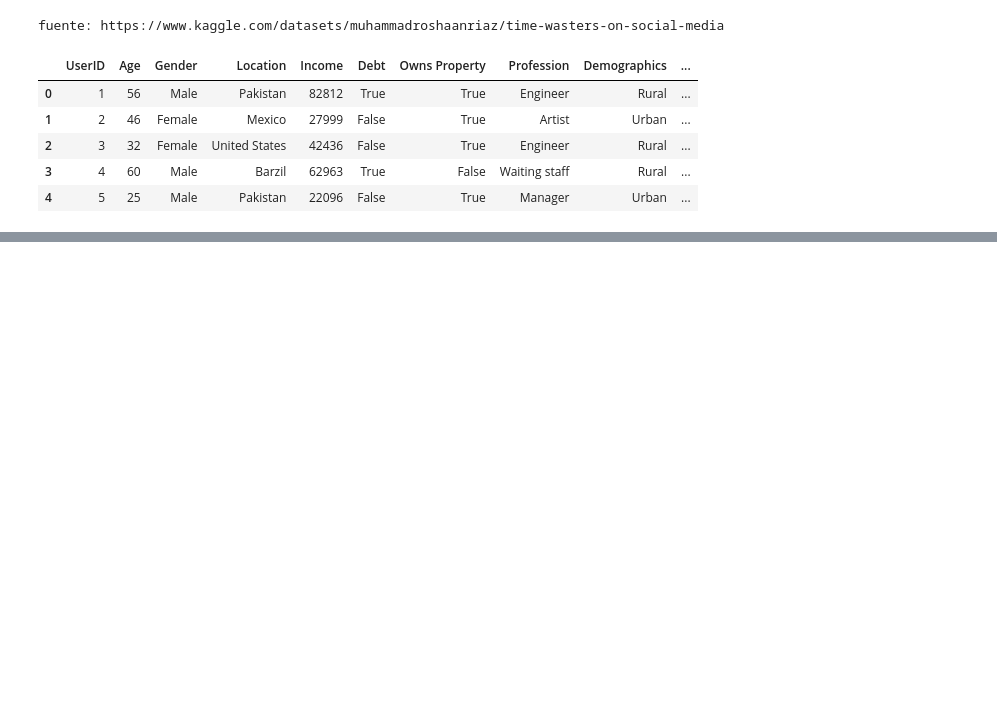
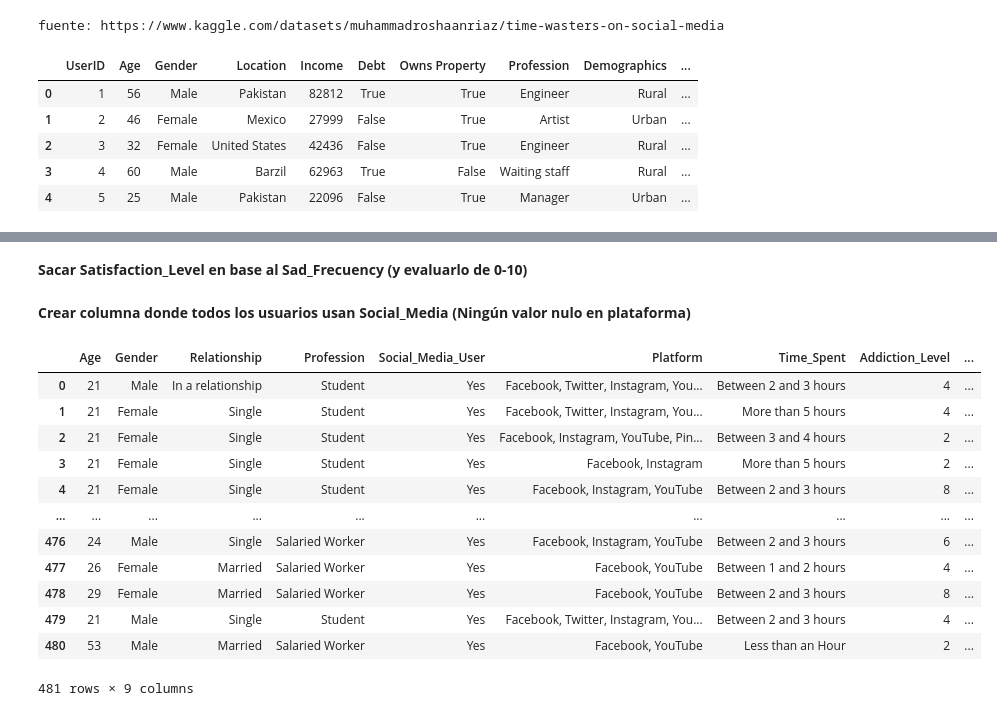
Before and after one commit to alexvillaro2003/EDA_SocialMedia_MentalHealth, a Jupyter notebook: 1-Definicion_EDA.ipynb, the cells around one changed output, grey strips where cells are left out. Drawn from its saved outputs; the diff is of its cells as text; code cells hidden in the pictures; blank space fills up the shorter version.

```diff
--- a/1-Definicion_EDA.ipynb
+++ b/1-Definicion_EDA.ipynb
@@ -103,0 +157,2 @@ fuente: https://www.kaggle.com/datasets/muhammadroshaanriaz/time-wasters-on-soci
+# %%
+df_2['Age'] = df_2['Age'].astype('int64')
@@ -103,0 +161,2 @@ fuente: https://www.kaggle.com/datasets/muhammadroshaanriaz/time-wasters-on-soci
+# %%
+df_2.loc[(df_2['Profession']  == 'University Student') | (df_2['Profession']  == 'School Student'), 'Profession'] = 'Student'
@@ -103,0 +168,9 @@ fuente: https://www.kaggle.com/datasets/muhammadroshaanriaz/time-wasters-on-soci
+# %%
+df_2['Addiction_Level'] = df_2['Addiction_Level'] * 2
+# %% [markdown]
+**Sacar Satisfaction_Level en base al Sad_Frecuency (y evaluarlo de 0-10)**
+# %%
+df_2['Satisfaction_Level'] = 10 - (df_2['Sad_Frecuency']*2)
+df_2 = df_2.drop(['Sad_Frecuency'], axis = 1)
+# %% [markdown]
+**Crear columna donde todos los usuarios usan Social_Media (Ningún valor nulo en plataforma)**
@@ -103,0 +179,16 @@ fuente: https://www.kaggle.com/datasets/muhammadroshaanriaz/time-wasters-on-soci
+# %%
+df_2
+# %% [output]
+|  | Age | Gender | Relationship | Profession | Social_Media_User | Platform | Time_Spent | Addiction_Level | ... |
+| 0 | 21 | Male | In a relationship | Student | Yes | Facebook, Twitter, Instagram, You... | Between 2 and 3 hours | 4 | ... |
+| 1 | 21 | Female | Single | Student | Yes | Facebook, Twitter, Instagram, You... | More than 5 hours | 4 | ... |
+| 2 | 21 | Female | Single | Student | Yes | Facebook, Instagram, YouTube, Pin... | Between 3 and 4 hours | 2 | ... |
+| 3 | 21 | Female | Single | Student | Yes | Facebook, Instagram | More than 5 hours | 2 | ... |
+| 4 | 21 | Female | Single | Student | Yes | Facebook, Instagram, YouTube | Between 2 and 3 hours | 8 | ... |
+| ... | ... | ... | ... | ... | ... | ... | ... | ... | ... |
+| 476 | 24 | Male | Single | Salaried Worker | Yes | Facebook, Instagram, YouTube | Between 2 and 3 hours | 6 | ... |
+| 477 | 26 | Female | Married | Salaried Worker | Yes | Facebook, YouTube | Between 1 and 2 hours | 4 | ... |
+| 478 | 29 | Female | Married | Salaried Worker | Yes | Facebook, YouTube | Between 2 and 3 hours | 8 | ... |
+| 479 | 21 | Male | Single | Student | Yes | Facebook, Twitter, Instagram, You... | Between 2 and 3 hours | 4 | ... |
+| 480 | 53 | Male | Married | Salaried Worker | Yes | Facebook, YouTube | Less than an Hour | 2 | ... |
+481 rows × 9 columns
```
Also changed, not shown: parts of 21 cells of this notebook, 5 other files.
